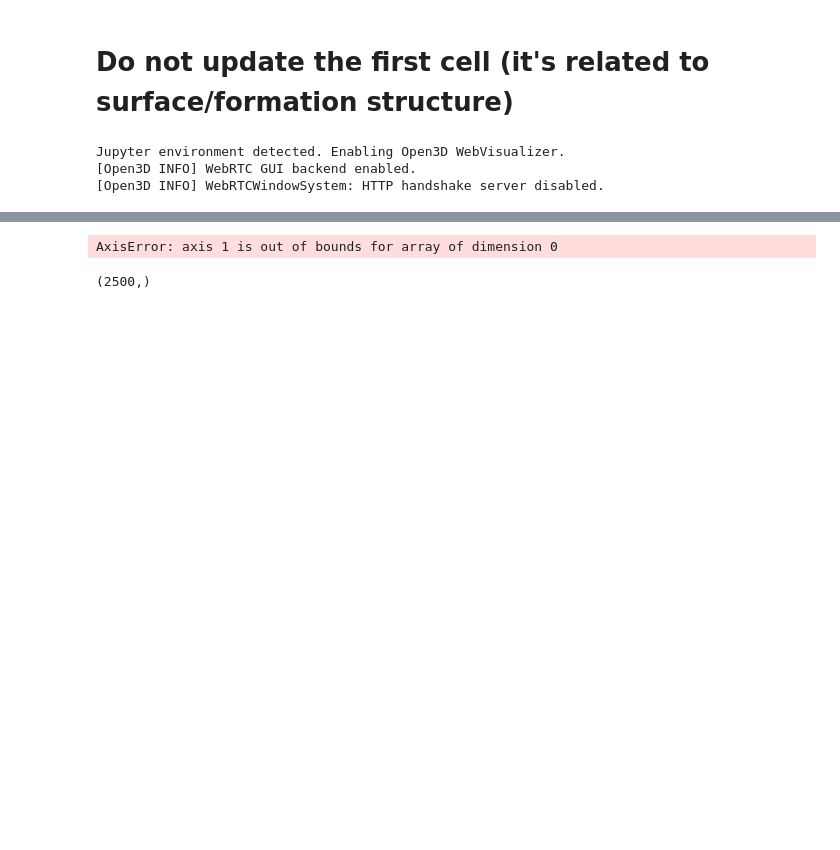
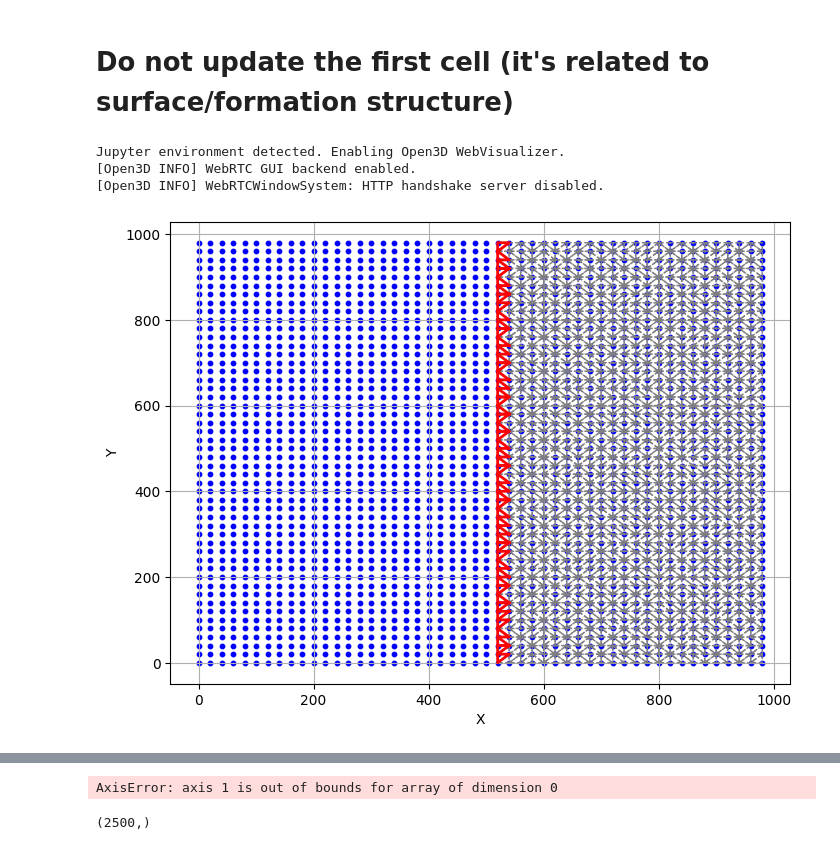
Before and after one commit to geomodeller/ccs-inha-structure, a Jupyter notebook: main_4_fault.ipynb, the cells around one changed output, grey strips where cells are left out. Cells and saved outputs as stored; diff of their text form; code cells hidden in the pictures; blank space fills up the shorter version.

Commit message:
fault와 상하부의 면 봉합

```diff
--- a/main_4_fault.ipynb
+++ b/main_4_fault.ipynb
@@ -69,6 +69,8 @@ distances = signed_distance(fault, top.vertices)
 flag = top.faces.reshape(-1,3)
 arr = np.sign(distances[flag])
 rows_identical = np.all(arr == arr[:, [0]], axis=1)
+group_positive = np.all(arr == 1, axis=1)
+group_negative = np.all(arr == -1, axis=1)
 # %%
 depth:float = 100
 thickness:float = 50
@@ -106,0 +110,68 @@ bottom = trimesh.Trimesh(vertices=pts_3d_2,
+# %%
+# top에서 3개의 꼭짓점의 sin값이 +1에 해당하는 면 생성
+tri_top_positive=tri.simplices[group_positive]
+# +1에 해당하는 면들의 모서리 중복 개수 세기
+edges_top_positive = np.vstack([
+    tri_top_positive[:, [0, 1]],
+    tri_top_positive[:, [1, 2]],
+    tri_top_positive[:, [2, 0]]
+])
+
+edges_top_positive = np.sort(edges_top_positive, axis=1)
+edges_top_positive, counts = np.unique(edges_top_positive, axis=0, return_counts=True)
+# 개수가 1개인 모서리를 외곽 모서리로 지정
+boundary_edges_top_positive = edges_top_positive[counts == 1]
+
+# 상부 전체의 외곽 모서리
+tri_top = tri.simplices
+edges_top = np.vstack([
+    tri_top[:, [0, 1]],
+    tri_top[:, [1, 2]],
+    tri_top[:, [2, 0]]
+])
+edges_top = np.sort(edges_top, axis=1)
+edges_top, counts = np.unique(edges_top, axis=0, return_counts=True)
+boundary_edges_top = edges_top[counts == 1]
+
+# +1면의 외곽 모서리, 전체 면 외곽 모서리 차집합
+close_to_fault_edges_top_positive = np.array(list(set(map(tuple, boundary_edges_top_positive)) - set(map(tuple, boundary_edges_top))))
+
+# 외곽 모서리가 속해있는 xy좌표에서 삼각형 찾기
+fault_edge_set = set(map(tuple, close_to_fault_edges_top_positive))
+
+close_to_fault_triangle_top_positive = []
+
+for triangle in tri_top_positive:
+    # 각 모서리를 튜플 형태로 추출 (인덱스 순서를 오름차순 정렬)
+    edge1 = tuple(sorted([triangle[0], triangle[1]]))
+    edge2 = tuple(sorted([triangle[1], triangle[2]]))
+    edge3 = tuple(sorted([triangle[2], triangle[0]]))
+
+    # 세 모서리 중 하나라도 fault_edge_set에 있다면 해당 삼각형은 외곽에 해당하는 것으로 판단
+    if edge1 in fault_edge_set or edge2 in fault_edge_set or edge3 in fault_edge_set:
+        close_to_fault_triangle_top_positive.append(triangle)
+
+
+
+#시각화
+points_xy = pts
+fig, ax = plt.subplots(figsize=(8, 6))
+
+for triangle in tri_top_positive:
+    vertices = points_xy[triangle]
+    vertices = np.vstack([vertices, vertices[0]])
+    ax.plot(vertices[:, 0], vertices[:, 1], color='gray', linestyle='--', linewidth=1)
+
+for triangle in close_to_fault_triangle_top_positive:
+    vertices = points_xy[triangle]
+    vertices = np.vstack([vertices, vertices[0]])
+    ax.plot(vertices[:, 0], vertices[:, 1], color='red', linestyle='-', linewidth=2)
+
+ax.scatter(points_xy[:, 0], points_xy[:, 1], color='blue', s=10)
+
+ax.set_xlabel("X")
+ax.set_ylabel("Y")
+ax.grid(True)
+plt.show()
+# %% [output]
+[figure, added]
```
Also changed, not shown: parts of 12 cells of this notebook.
